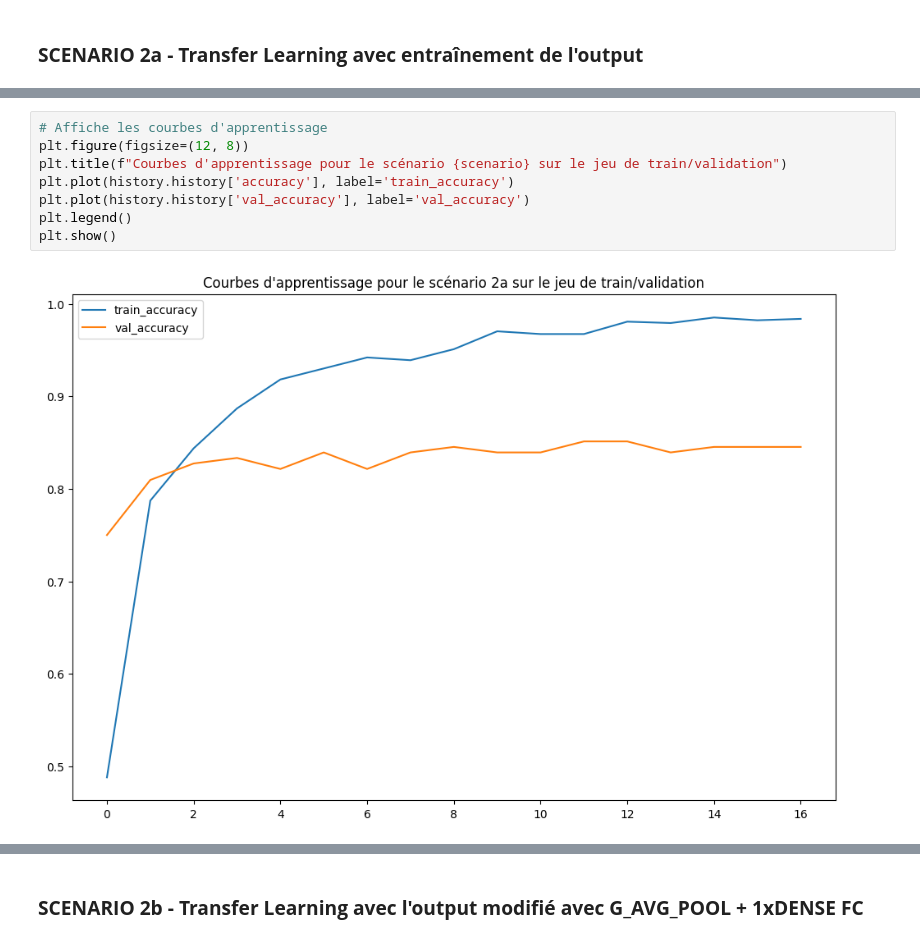
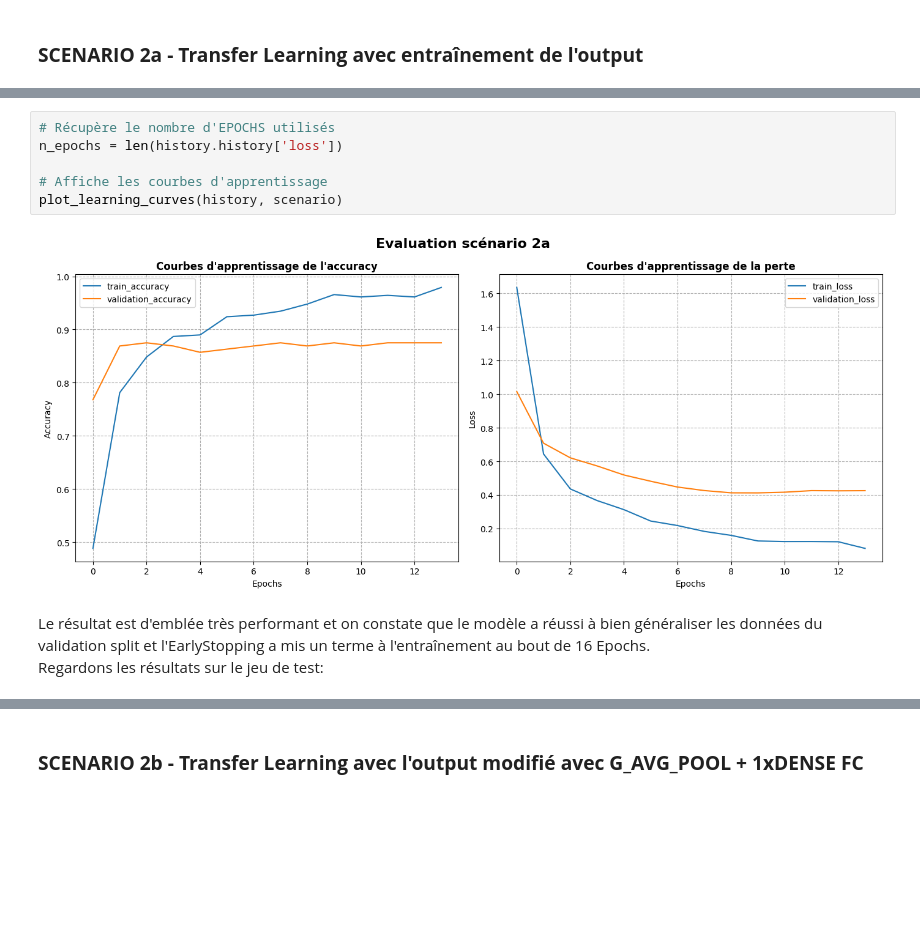
Before and after one commit to Hedredo/oc_projet_6, a Jupyter notebook: 2_notebook_classification_image.ipynb, the cells around one changed output, grey strips where cells are left out. Saved outputs shown, nothing was run; the diff lists cells and outputs as text; blank space fills up the shorter version.

```diff
--- a/2_notebook_classification_image.ipynb
+++ b/2_notebook_classification_image.ipynb
@@ -326,13 +431,14 @@ Epoch 17: early stopping
-# %%
-# Affiche les courbes d'apprentissage
-plt.figure(figsize=(12, 8))
-plt.title(f"Courbes d'apprentissage pour le scénario {scenario} sur le jeu de train/validation")
-plt.plot(history.history['accuracy'], label='train_accuracy')
-plt.plot(history.history['val_accuracy'], label='val_accuracy')
-plt.legend()
-plt.show()
-# %% [output]
-[figure, removed]
+# %%
+# Récupère le nombre d'EPOCHS utilisés
+n_epochs = len(history.history['loss'])
+
+# Affiche les courbes d'apprentissage
+plot_learning_curves(history, scenario)
+# %% [output]
+[figure, added]
+# %% [markdown]
+Le résultat est d'emblée très performant et on constate que le modèle a réussi à bien généraliser les données du validation split et l'EarlyStopping a mis un terme à l'entraînement au bout de 16 Epochs.<br>
+Regardons les résultats sur le jeu de test:
 # %%
 # Définit le nom du modèle à charger
 model_name = scenario+'_best_model.weights.h5'
```
Also changed, not shown: parts of 71 cells of this notebook, 9 other files.
